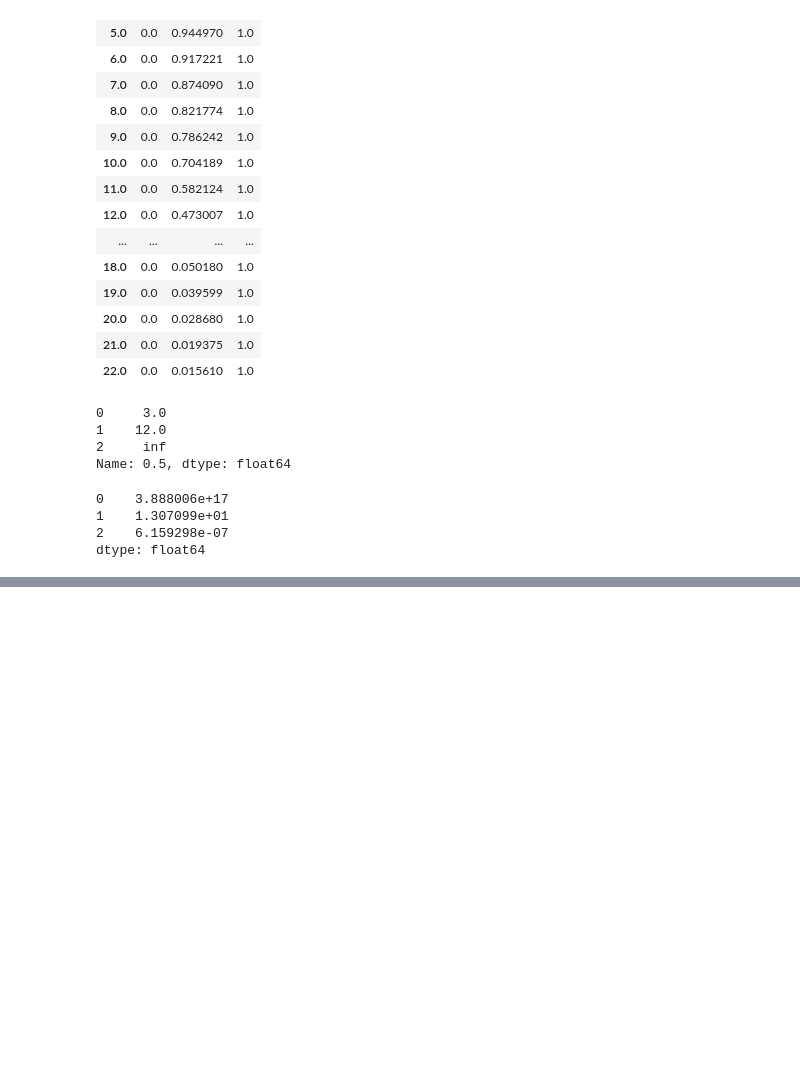
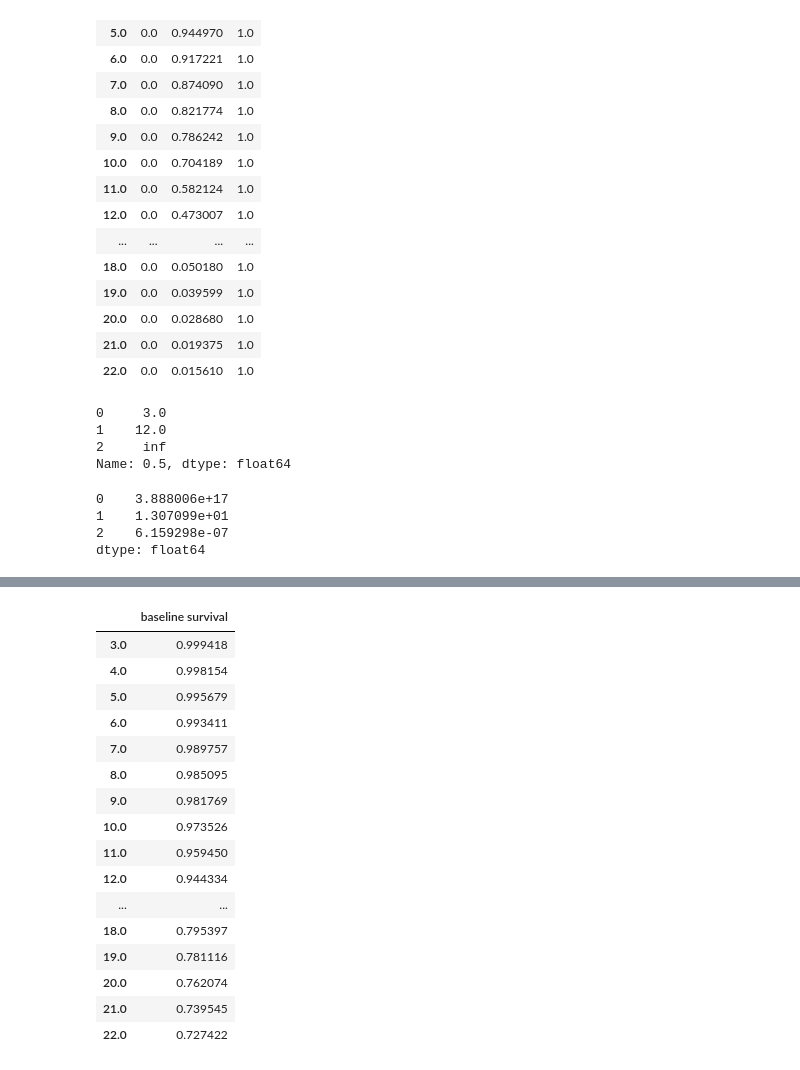
Before and after one commit to aavazquez-go/cdm_prototype, a Jupyter notebook: notebooks/coxph.ipynb, the cells around one changed output, grey strips where cells are left out. Cells and saved outputs as stored; diff of their text form; code cells hidden in the pictures; blank space fills up the shorter version.

```diff
--- a/notebooks/coxph.ipynb
+++ b/notebooks/coxph.ipynb
@@ -439,0 +489,21 @@ dtype: float64
+# %%
+bl = cph.baseline_survival_
+bl
+# %% [output]
+|  | baseline survival |
+| 3.0 | 0.999418 |
+| 4.0 | 0.998154 |
+| 5.0 | 0.995679 |
+| 6.0 | 0.993411 |
+| 7.0 | 0.989757 |
+| 8.0 | 0.985095 |
+| 9.0 | 0.981769 |
+| 10.0 | 0.973526 |
+| 11.0 | 0.959450 |
+| 12.0 | 0.944334 |
+| ... | ... |
+| 18.0 | 0.795397 |
+| 19.0 | 0.781116 |
+| 20.0 | 0.762074 |
+| 21.0 | 0.739545 |
+| 22.0 | 0.727422 |
```
Also changed, not shown: parts of 8 cells of this notebook, 10 other files.
